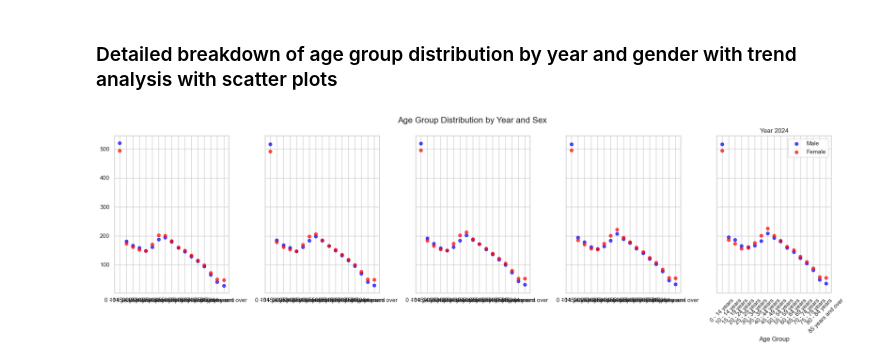
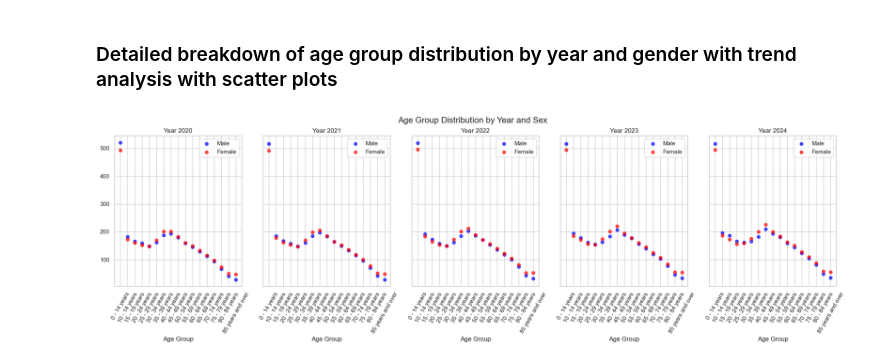
Before and after one commit to FrancescaRuberto/PFDA-, a Jupyter notebook: Project/PFDA_project.ipynb, the cells around one changed output. Cells and saved outputs as stored; diff of their text form; code cells hidden in the pictures.

Commit message:
fixed issue with age group rotation

```diff
--- a/Project/PFDA_project.ipynb
+++ b/Project/PFDA_project.ipynb
@@ -106,37 +106,36 @@ plt.show()
 # %%
 # Configuration of the style of the plot
 sns.set(style="whitegrid")
 years = df["Year"].unique()
 
 # Definition of colors by gender
 colors = {"Male": "blue", "Female": "red"}
 
 # Creation of subplots
 fig, axes = plt.subplots(1, len(years), figsize=(20, 6), sharey=True)
 for i, year in enumerate(years):
     ax = axes[i] if len(years) > 1 else axes  # Support for a single plot
-    # I filter data for specific year
+    # Filter data for specific year
     year_data = df[df["Year"] == year]
     # Scatter plot divided by gender
     for sex in year_data["Sex"].unique():
         sex_data = year_data[year_data["Sex"] == sex]
         ax.scatter(
             sex_data["Age Group"],
             sex_data["VALUE"],
             label=sex,
             color=colors[sex],
             alpha=0.7
         )
+    # Set title and labels for each subplot
+    ax.set_title(f"Year {year}")
+    ax.set_xlabel("Age Group")
+    ax.legend()
+    ax.tick_params(axis="x", rotation=60)
 
-# Plot personalization
-ax.set_title(f"Year {year}")
-ax.set_xlabel("Age Group")
-ax.legend()
-ax.tick_params(axis="x", rotation=45)
-
-# Improvement of layout for better vision
+# Adjusting layout for better visualization
 plt.tight_layout()
 plt.suptitle("Age Group Distribution by Year and Sex", fontsize=16, y=1.02)
 plt.show()
 # %% [output]
-[figure, old version]
+[figure, new version]
```
